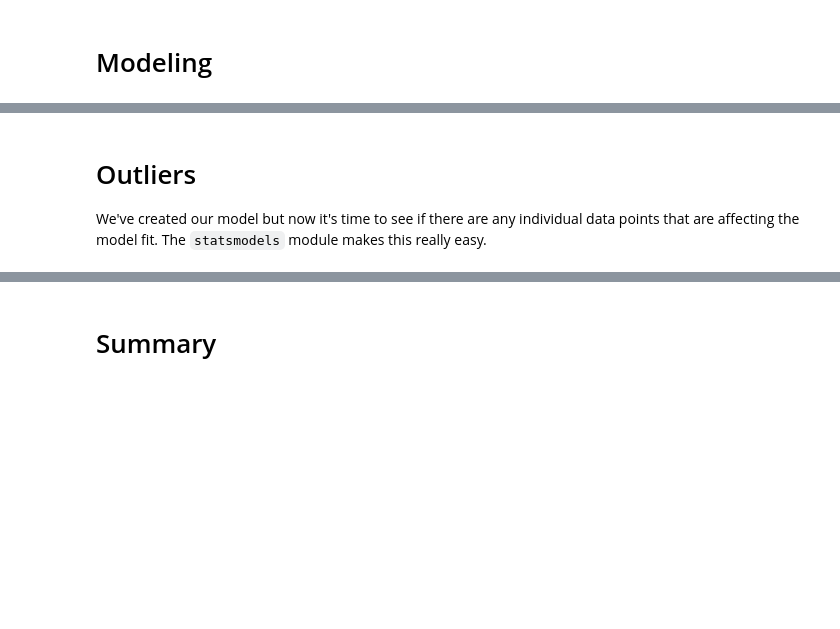
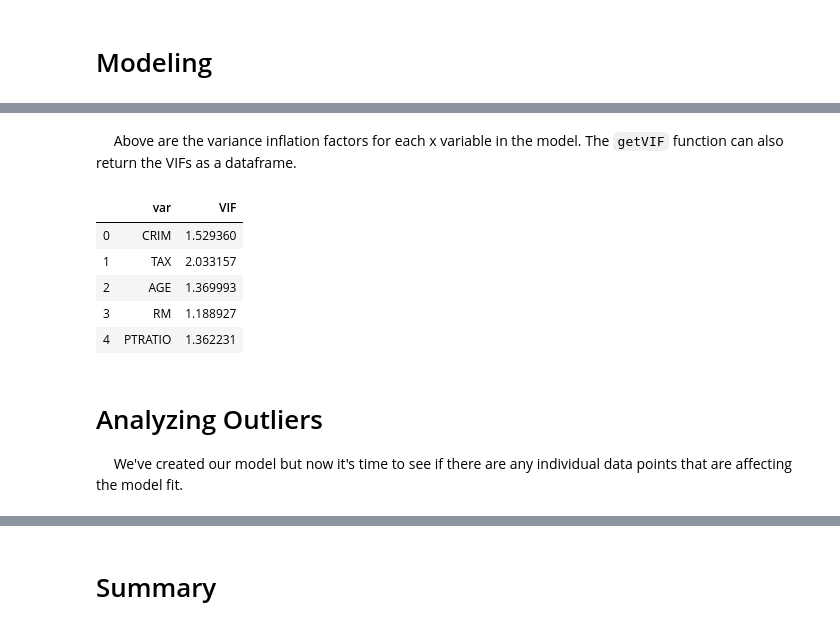
Before and after one commit to ayoskovich/personalSite, a Jupyter notebook: pyNotebooks/housing/housePrices.ipynb, the cells around one changed output, grey strips where cells are left out. Cells and saved outputs as stored; diff of their text form; code cells hidden in the pictures; blank space fills up the shorter version.

```diff
--- a/pyNotebooks/housing/housePrices.ipynb
+++ b/pyNotebooks/housing/housePrices.ipynb
@@ -143,7 +141,18 @@ plt.title('Variance Inflation Factors');
+# %% [markdown]
+&emsp; Above are the variance inflation factors for each x variable in the model. The `getVIF` function can also return the VIFs as a dataframe.
+# %%
+model.getVIF(df[['CRIM', 'TAX', 'AGE', 'RM', 'PTRATIO']], plot=False)
+# %% [output]
+|  | var | VIF |
+| 0 | CRIM | 1.529360 |
+| 1 | TAX | 2.033157 |
+| 2 | AGE | 1.369993 |
+| 3 | RM | 1.188927 |
+| 4 | PTRATIO | 1.362231 |
 # %% [markdown]
-# Outliers
+# Analyzing Outliers
 
-We've created our model but now it's time to see if there are any individual data points that are affecting the model fit. The `statsmodels` module makes this really easy.
+&emsp; We've created our model but now it's time to see if there are any individual data points that are affecting the model fit.
 # %%
 model.getPlot(olsModel)
 # %% [output]
```
Also changed, not shown: parts of 27 cells of this notebook, 2 other files.
